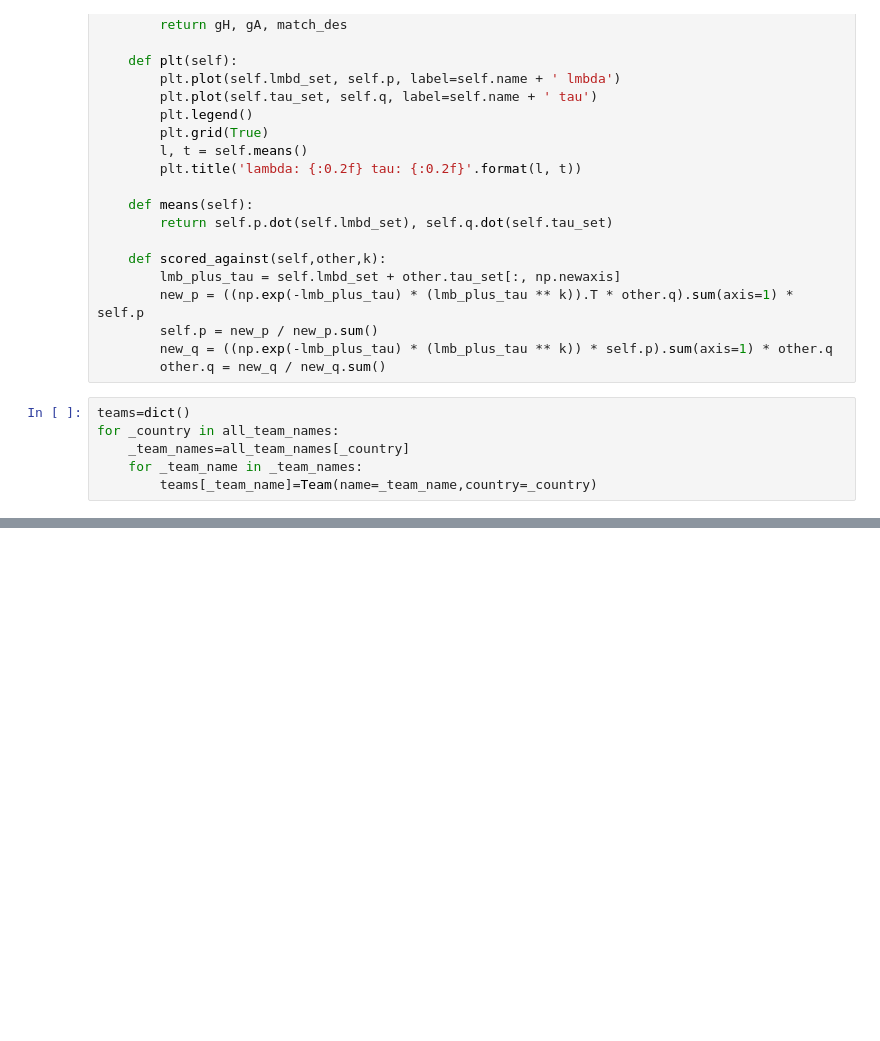
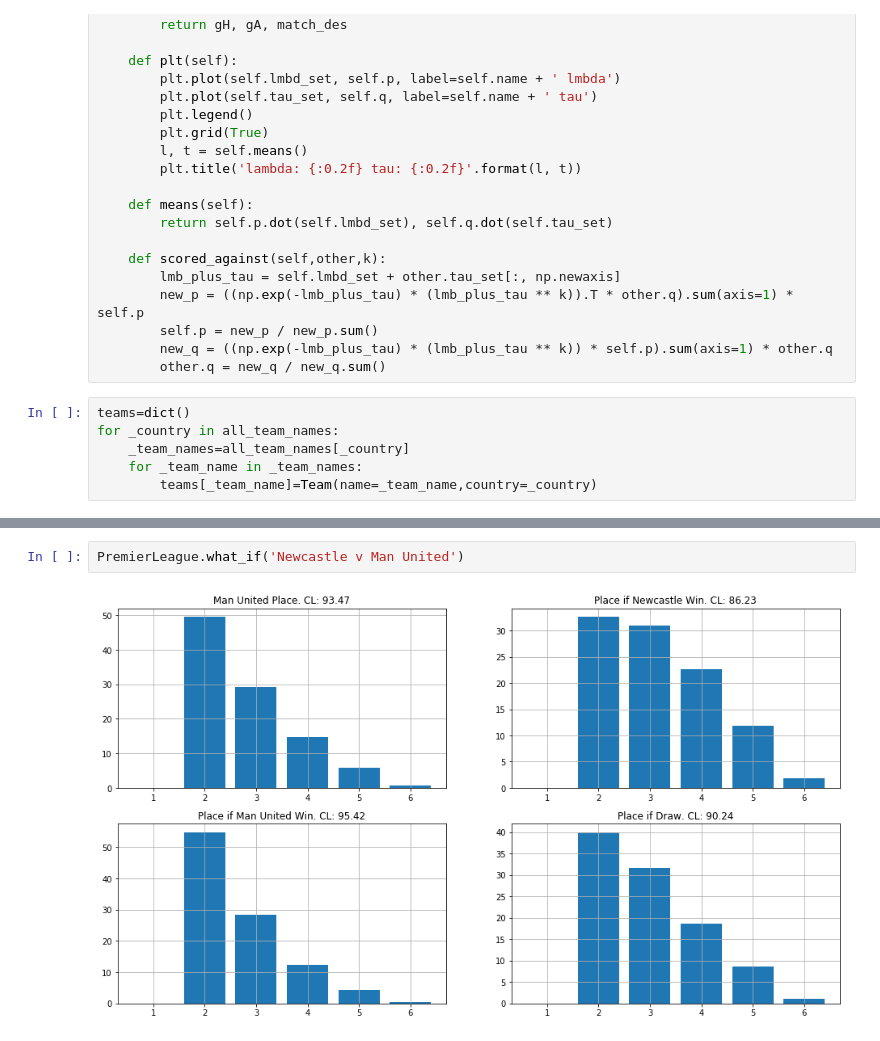
Before and after one commit to tchnvkng/python_notebooks, a Jupyter notebook: premier_league/pl2.ipynb, the cells around one changed output, grey strips where cells are left out. Cells and saved outputs as stored; diff of their text form; blank space fills up the shorter version.

Commit message:
added a nice what if function

```diff
--- a/premier_league/pl2.ipynb
+++ b/premier_league/pl2.ipynb
@@ -247,0 +318,4 @@ ES
+# %%
+PremierLeague.what_if('Newcastle v Man United')
+# %% [output]
+[figure, added]
```
Also changed, not shown: parts of 17 cells of this notebook.
